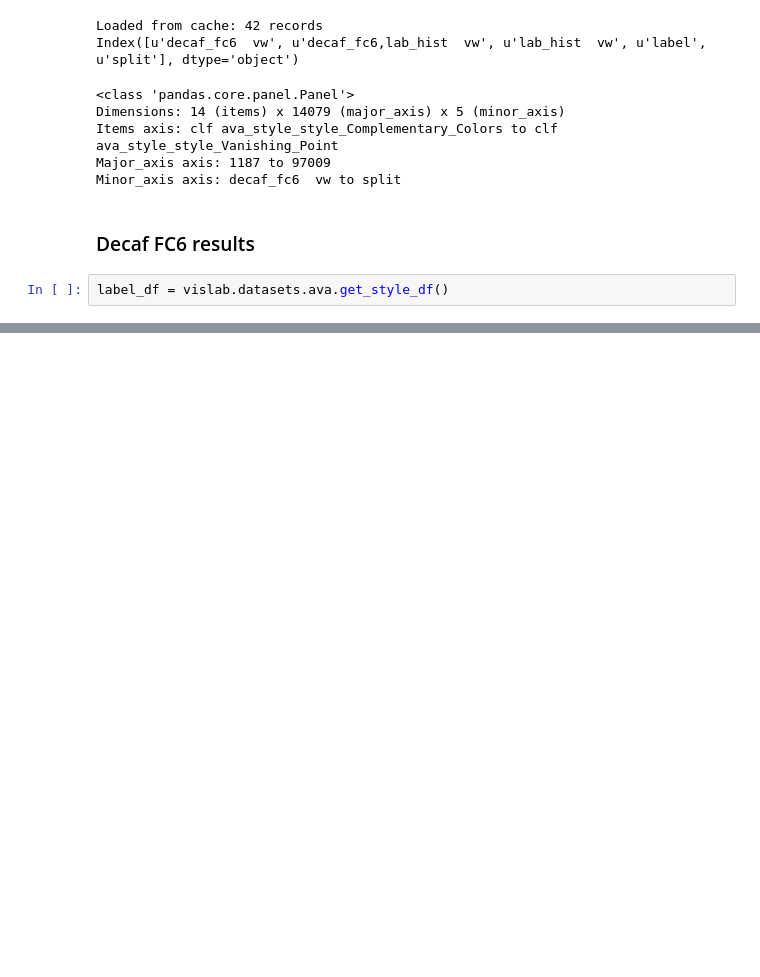
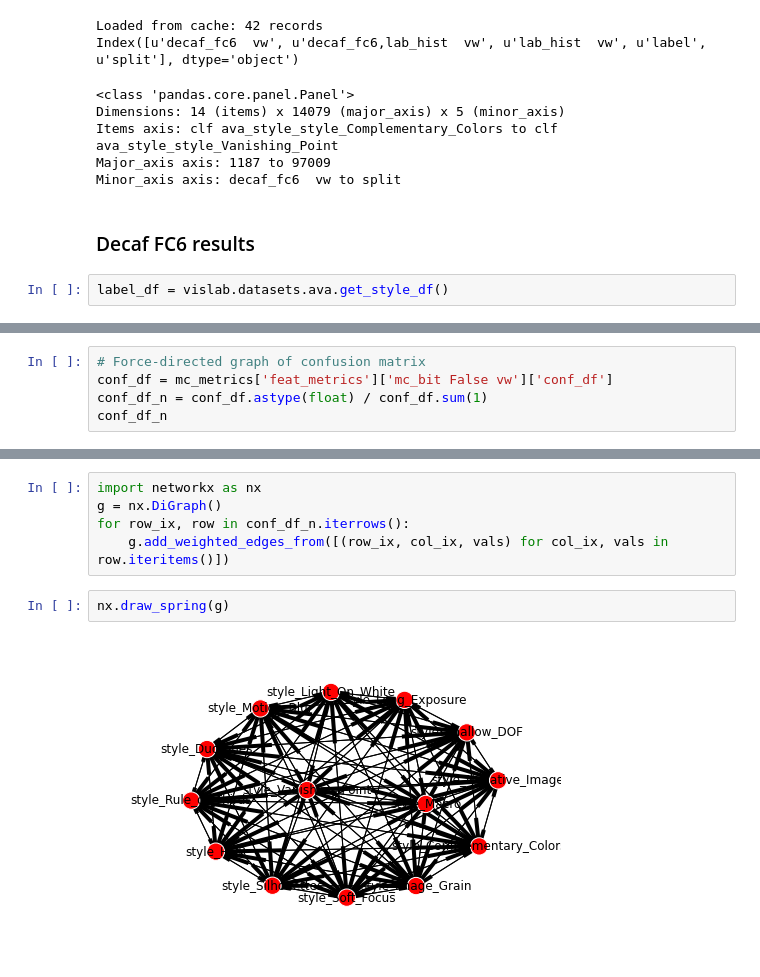
Before and after one commit to sergeyk/vislab, a Jupyter notebook: notebooks/ava style results.ipynb, the cells around one changed output, grey strips where cells are left out. Cells and saved outputs as stored; diff of their text form; blank space fills up the shorter version.

```diff
--- a/notebooks/ava style results.ipynb
+++ b/notebooks/ava style results.ipynb
@@ -202,0 +137,5 @@ fig = vislab.results_viz.plot_df_bar(mc_metrics['ap_df'])
+# %%
+# Force-directed graph of confusion matrix
+conf_df = mc_metrics['feat_metrics']['mc_bit False vw']['conf_df']
+conf_df_n = conf_df.astype(float) / conf_df.sum(1)
+conf_df_n
@@ -202,0 +158,9 @@ fig = vislab.results_viz.plot_df_bar(mc_metrics['ap_df'])
+# %%
+import networkx as nx
+g = nx.DiGraph()
+for row_ix, row in conf_df_n.iterrows():
+    g.add_weighted_edges_from([(row_ix, col_ix, vals) for col_ix, vals in row.iteritems()])
+# %%
+nx.draw_spring(g)
+# %% [output]
+[figure, added]
```
Also changed, not shown: parts of 7 cells of this notebook, 2 other files.
